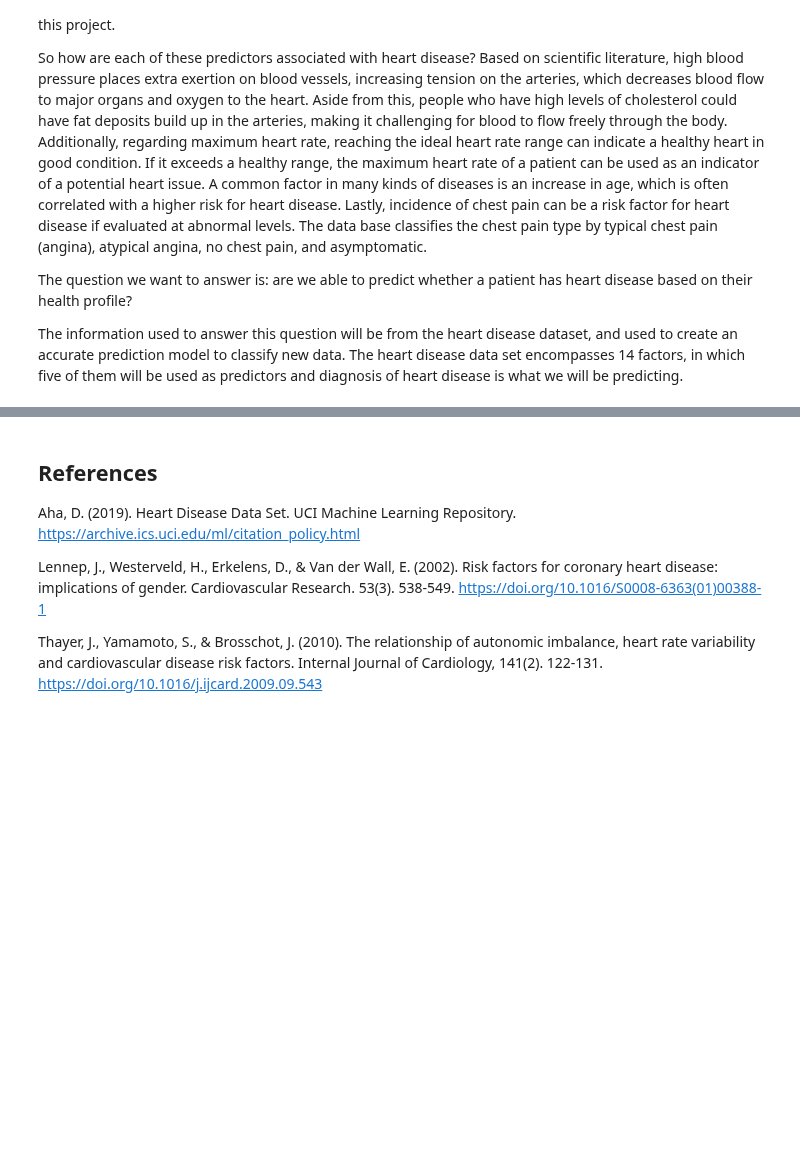
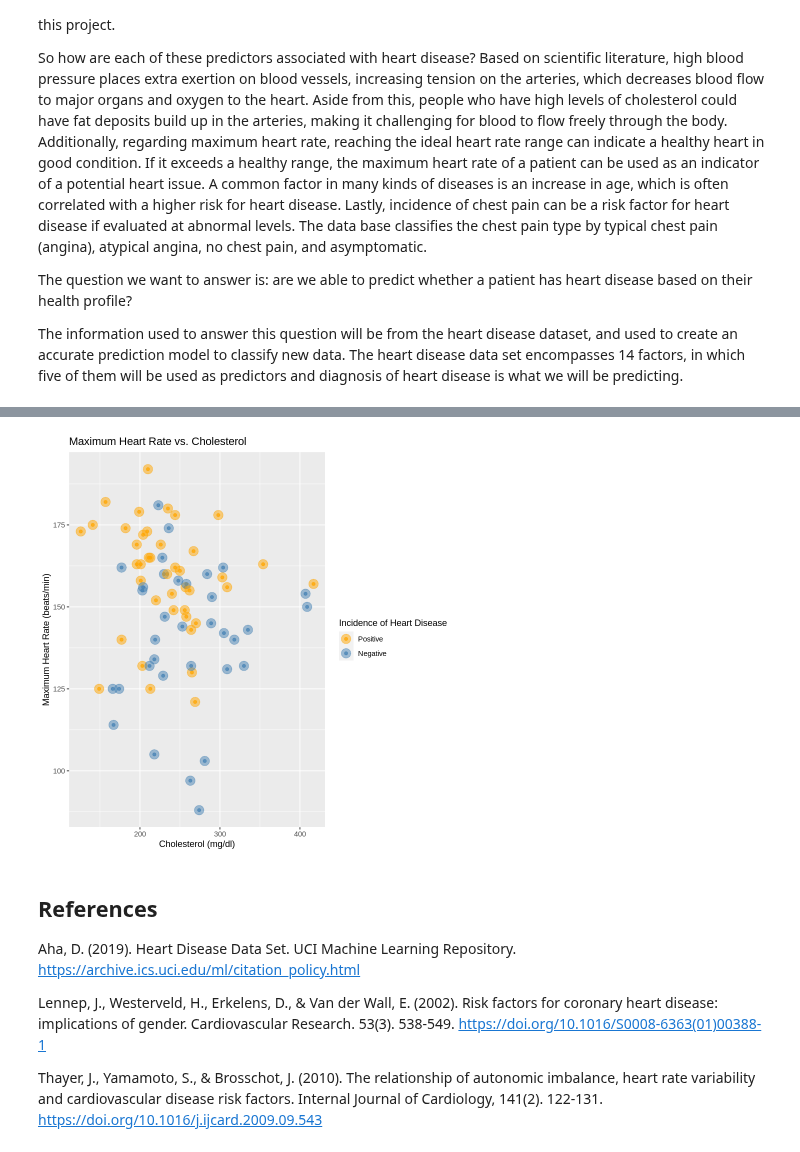
Before and after one commit to AnthonyH504/dsci100_group21_project, a Jupyter notebook: Group Project Report.ipynb, the cells around one changed output, grey strips where cells are left out. Saved outputs shown, nothing was run; the diff lists cells and outputs as text; code cells hidden in the pictures; blank space fills up the shorter version.

```diff
--- a/Group Project Report.ipynb
+++ b/Group Project Report.ipynb
@@ -235,3 +249,25 @@ A tibble: 2 × 3
+# %%
+# Final visualization for data analysis
+graph_analysis <- HD_mutated%>%
+                ggplot()+
+                geom_point(data=HD_test,
+                    mapping = aes(x = chol,
+                    y = thalach,
+                    color = the_predicted_attribute),
+                    alpha = 0.75) +
+                geom_point(data=HD_test_predictions,
+                    mapping = aes(x = chol,
+                    y = thalach,
+                    color = the_predicted_attribute),
+                    alpha= 0.5,
+                    size= 5) +
+                scale_color_manual(labels = c("Positive", "Negative"),
+                    values = c("orange", "steelblue")) +
+                ggtitle("Maximum Heart Rate vs. Cholesterol") +
+                labs(x = "Cholesterol (mg/dl)", y = "Maximum Heart Rate (beats/min)", color = "Incidence of Heart Disease")
+graph_analysis
+# %% [output]
+[figure, added]
 # %% [markdown]
 ## References
 
```
Also changed, not shown: parts of 5 cells of this notebook.
